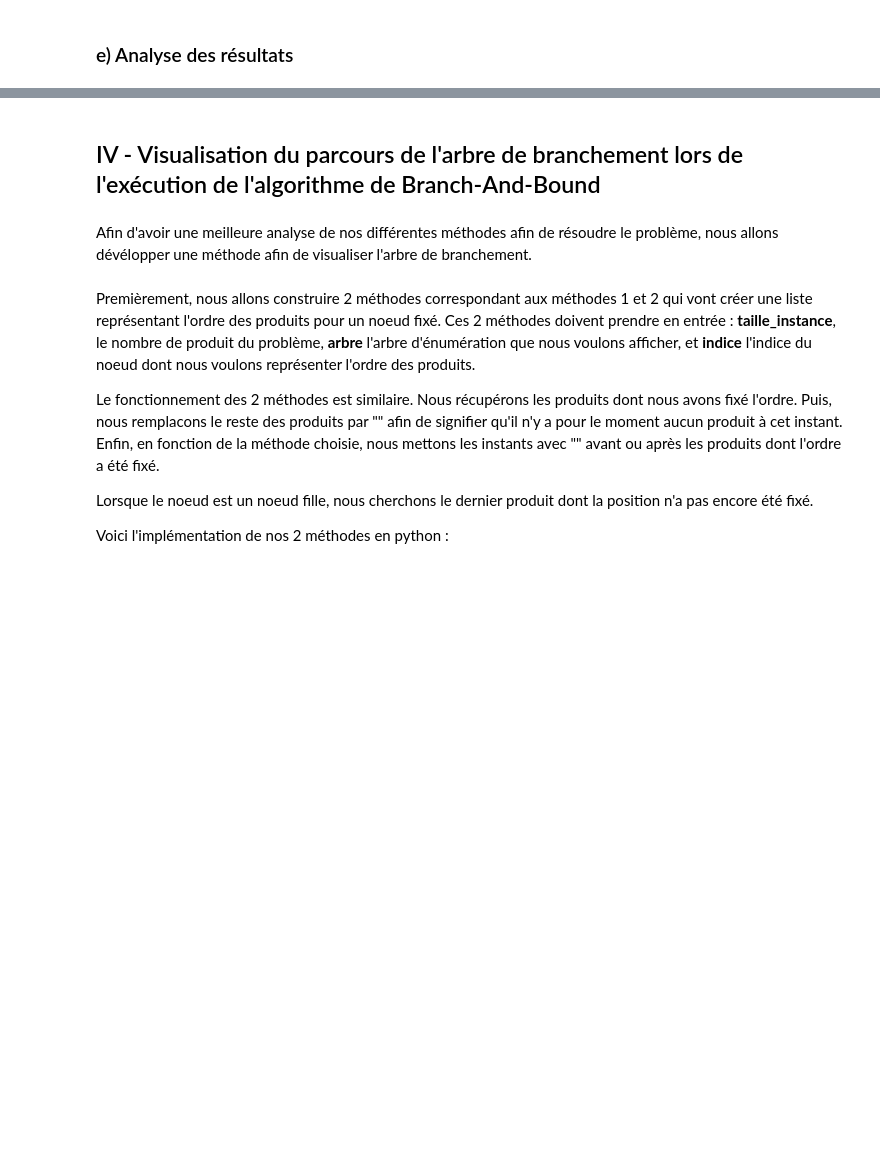
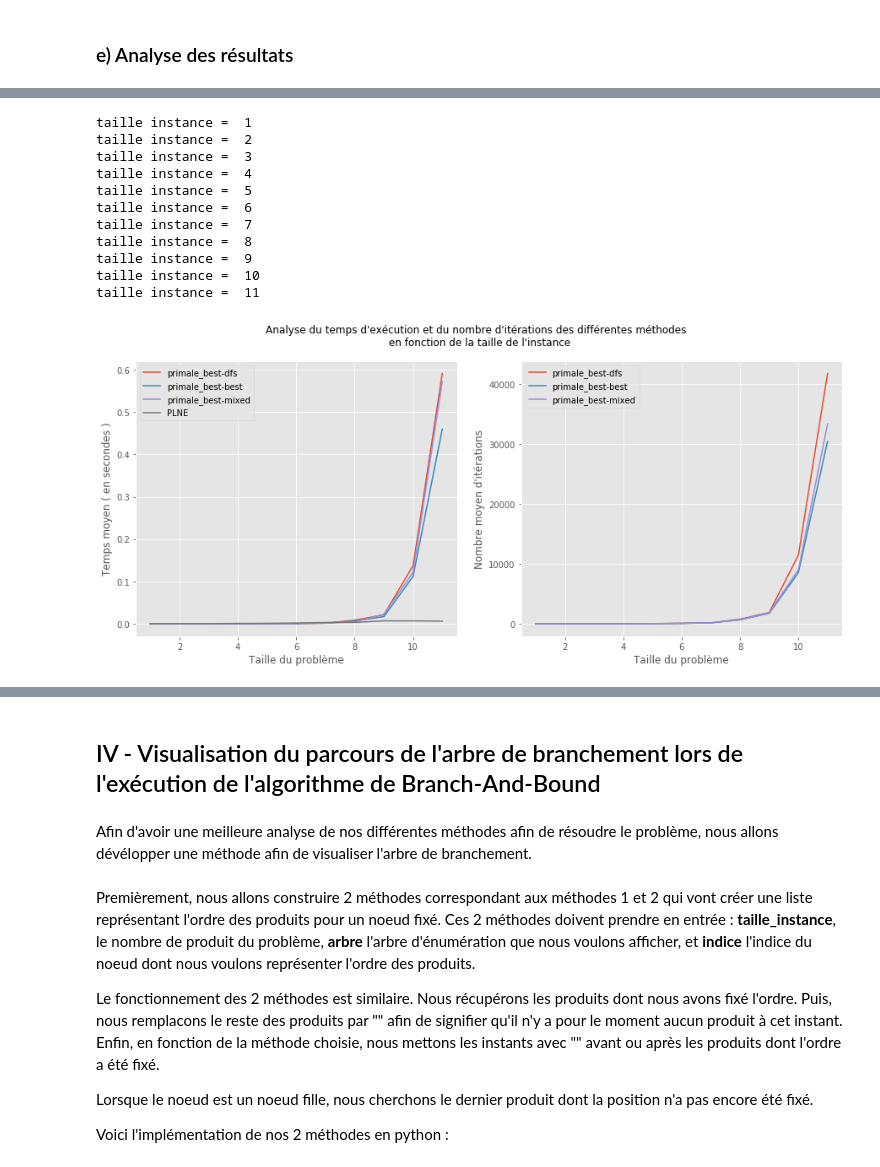
Before and after one commit to AntoineJkl/Operation-Research-Project, a Jupyter notebook: ROProject.ipynb, the cells around one changed output, grey strips where cells are left out. Drawn from its saved outputs; the diff is of its cells as text; code cells hidden in the pictures; blank space fills up the shorter version.

```diff
--- a/ROProject.ipynb
+++ b/ROProject.ipynb
@@ -1439,0 +1444,80 @@ On remarque cette fois-ci sur les 2 jeux de graphique précédents que l'impact
+# %%
+#Valeurs pour les tailles d'instance
+val=[i for i in range(1,12)]
+
+#liste pour sauvegarder tps d'execution et nb iterations
+t_plne_mean=[] #tps d'execution et nb iterations pour le PLNE
+t_dfs_mean_best=[] #tps d'execution et nb iterations pour Methode 2 + DFS + primale_best
+t_best_mean_best=[] #tps d'execution et nb iterations pour Methode 2 + "Meilleur d'abord" + primale_best
+t_mixed_mean_best=[] #tps d'execution et nb iterations pour Methode 2 + "Mixte" + primale_best
+
+#Taille des échantillons pour la moyenne
+M = 10
+
+for n in val:
+    print("taille instance = ",n)
+     #Création des liste pour calculer les moyennes
+    t_plne=[]
+    t_dfs_best=[]  ; t_best_best=[] ; t_mixed_best=[]
+    for compteur in range(M):
+        #Création d'une instance
+        probleme = Ordonnancement()
+        probleme.problemeAleatoire(n)
+        #Resolution PLNE
+        t1_plne = time.time()
+        probleme.resolutionPLNE(afficheTout=0)
+        t_plne.append(time.time()-t1_plne)
+
+        #Parcours en profondeur (DFS) et primale_best pour methode 2:
+        t1_bb1 = time.time()
+        z1,x1,k1 = branch_and_bound(probleme,primale_best,borne_duale2,Branchement2,depth_first_method)
+        t_dfs_best.append([time.time()-t1_bb1,k1])
+
+        #Méthode "meilleur d'abord" et primale_best pour methode 2:
+        t1_bb3 = time.time()
+        z3,x3,k3 = branch_and_bound(probleme,primale_best,borne_duale2,Branchement2,best_first_method)
+        t_best_best.append([time.time()-t1_bb3,k3])
+
+        #Méthode mixte et primale_best pour methode 2:
+        t1_bb4 = time.time()
+        z4,x4,k4 = branch_and_bound(probleme,primale_best,borne_duale2,Branchement2,mixed_method)
+        t_mixed_best.append([time.time()-t1_bb4,k4])
+
+    t_plne_mean.append(np.mean(t_plne))
+    t_dfs_mean_best.append( [np.mean([t_dfs_best[i][0] for i in range(len(t_dfs_best))]),np.mean([t_dfs_best[i][1] for i in range(len(t_dfs_best))])] )
+    t_best_mean_best.append( [np.mean([t_best_best[i][0] for i in range(len(t_best_best))]),np.mean([t_best_best[i][1] for i in range(len(t_best_best))])] )
+    t_mixed_mean_best.append( [np.mean([t_mixed_best[i][0] for i in range(len(t_mixed_best))]),np.mean([t_mixed_best[i][1] for i in range(len(t_mixed_best))])] )
+#affichage resultats
+plt.figure(figsize=(15,6))
+plt.suptitle("Analyse du temps d'exécution et du nombre d'itérations des différentes méthodes \n en fonction de la taille de l'instance")
+
+label=["primale_best-dfs","primale_best-best","primale_best-mixed"]
+plt.subplot(121)
+for t,l in zip([t_dfs_mean_best,t_best_mean_best,t_mixed_mean_best],label):
+    plt.plot(val,[z[0] for z in t],label=l)
+plt.ylabel("Temps moyen ( en secondes )")
+plt.xlabel("Taille du problème")
+plt.plot(val,t_plne_mean,label="PLNE")
+plt.legend()
+
+plt.subplot(122)
+for (t,l) in zip([t_dfs_mean_best,t_best_mean_best,t_mixed_mean_best],label):
+    plt.plot(val,[z[1] for z in t],label=l)
+plt.ylabel("Nombre moyen d'itérations")
+plt.xlabel("Taille du problème")
+plt.legend()
+
+plt.show()
+# %% [output]
+taille instance =  1
+taille instance =  2
+taille instance =  3
+taille instance =  4
+taille instance =  5
+taille instance =  6
+taille instance =  7
+taille instance =  8
+taille instance =  9
+taille instance =  10
+taille instance =  11
+[figure, added]
```
Also changed, not shown: parts of 26 cells of this notebook.
